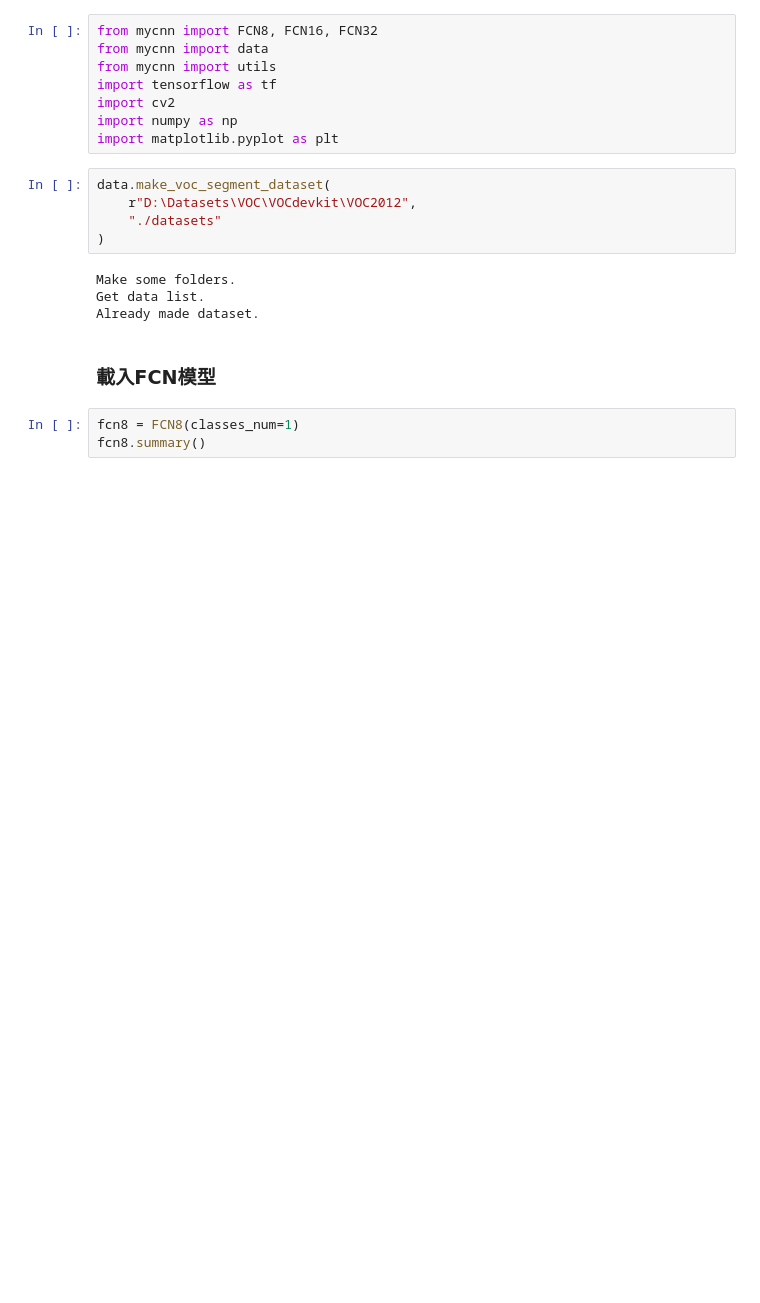
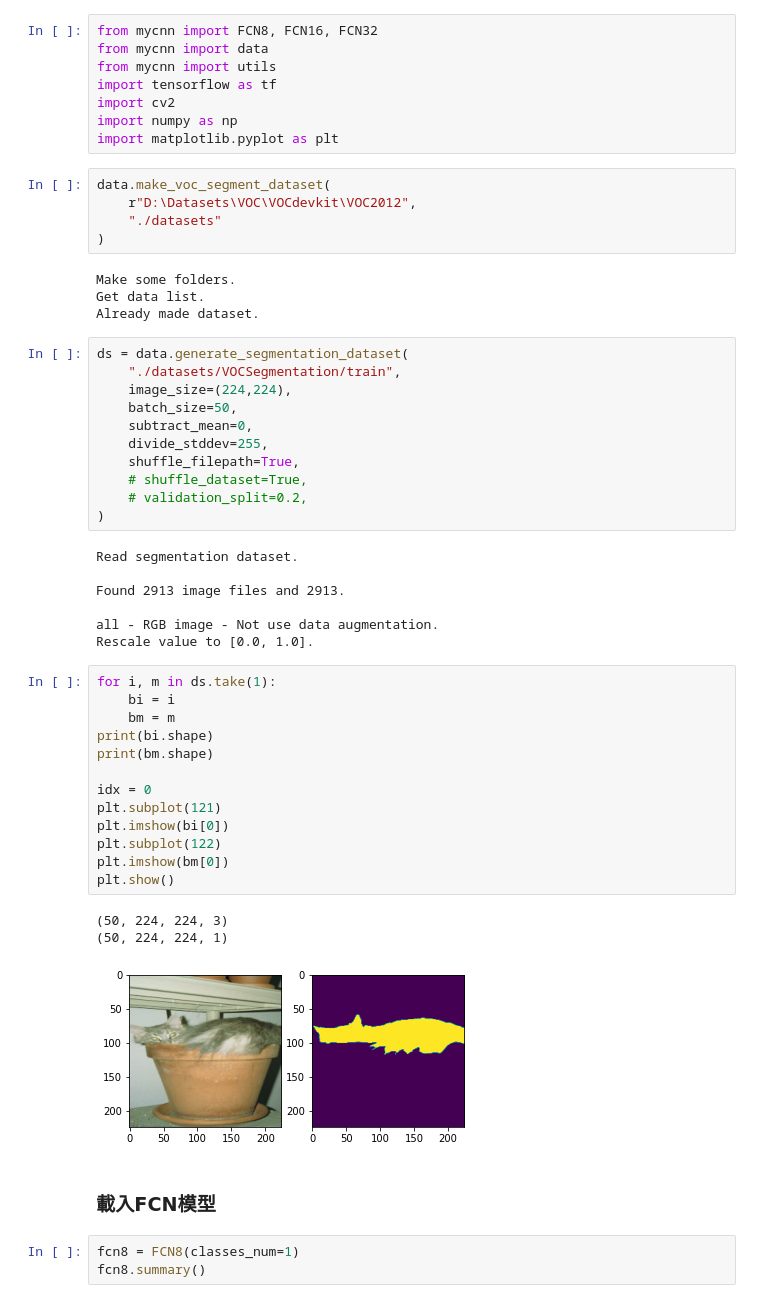
Before and after one commit to jacky10001/tf2-mycnn, a Jupyter notebook: dev_fcn.ipynb, the cells around one changed output. Drawn from its saved outputs; the diff is of its cells as text; blank space fills up the shorter version.

Commit message:
使用'tf.data.Dataset'讀取VOC的資料
先以讀取圖片的方式讀取影像及分割資料

```diff
--- a/dev_fcn.ipynb
+++ b/dev_fcn.ipynb
@@ -17,6 +17,41 @@ data.make_voc_segment_dataset(
 Make some folders.
 Get data list.
 Already made dataset.
+# %%
+ds = data.generate_segmentation_dataset(
+    "./datasets/VOCSegmentation/train",
+    image_size=(224,224),
+    batch_size=50,
+    subtract_mean=0,
+    divide_stddev=255,
+    shuffle_filepath=True,
+    # shuffle_dataset=True,
+    # validation_split=0.2,
+)
+# %% [output]
+Read segmentation dataset.
+
+Found 2913 image files and 2913.
+
+all - RGB image - Not use data augmentation.
+Rescale value to [0.0, 1.0].
+# %%
+for i, m in ds.take(1):
+    bi = i
+    bm = m
+print(bi.shape)
+print(bm.shape)
+
+idx = 0
+plt.subplot(121)
+plt.imshow(bi[0])
+plt.subplot(122)
+plt.imshow(bm[0])
+plt.show()
+# %% [output]
+(50, 224, 224, 3)
+(50, 224, 224, 1)
+[figure, added]
 # %% [markdown]
 ### 載入FCN模型
 # %%
```
Also changed, not shown: parts of 2 cells of this notebook, 2 other files.
